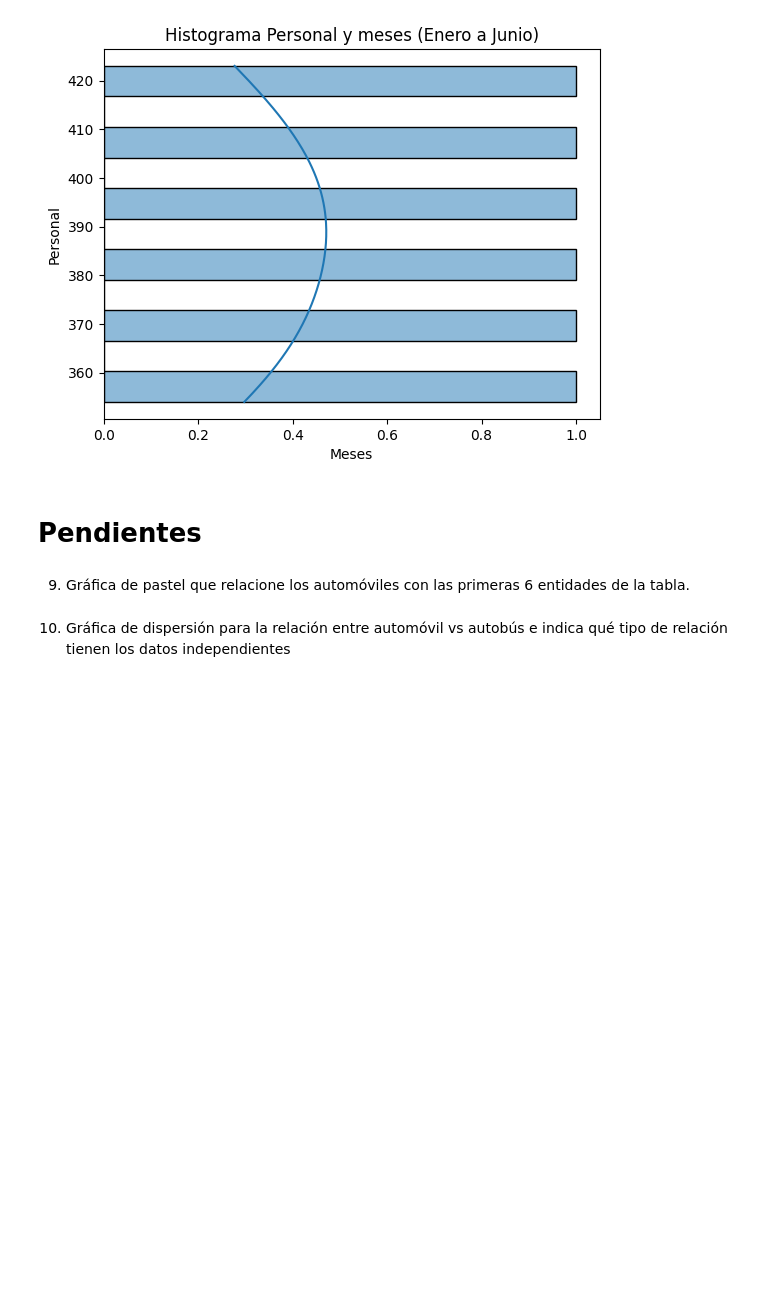
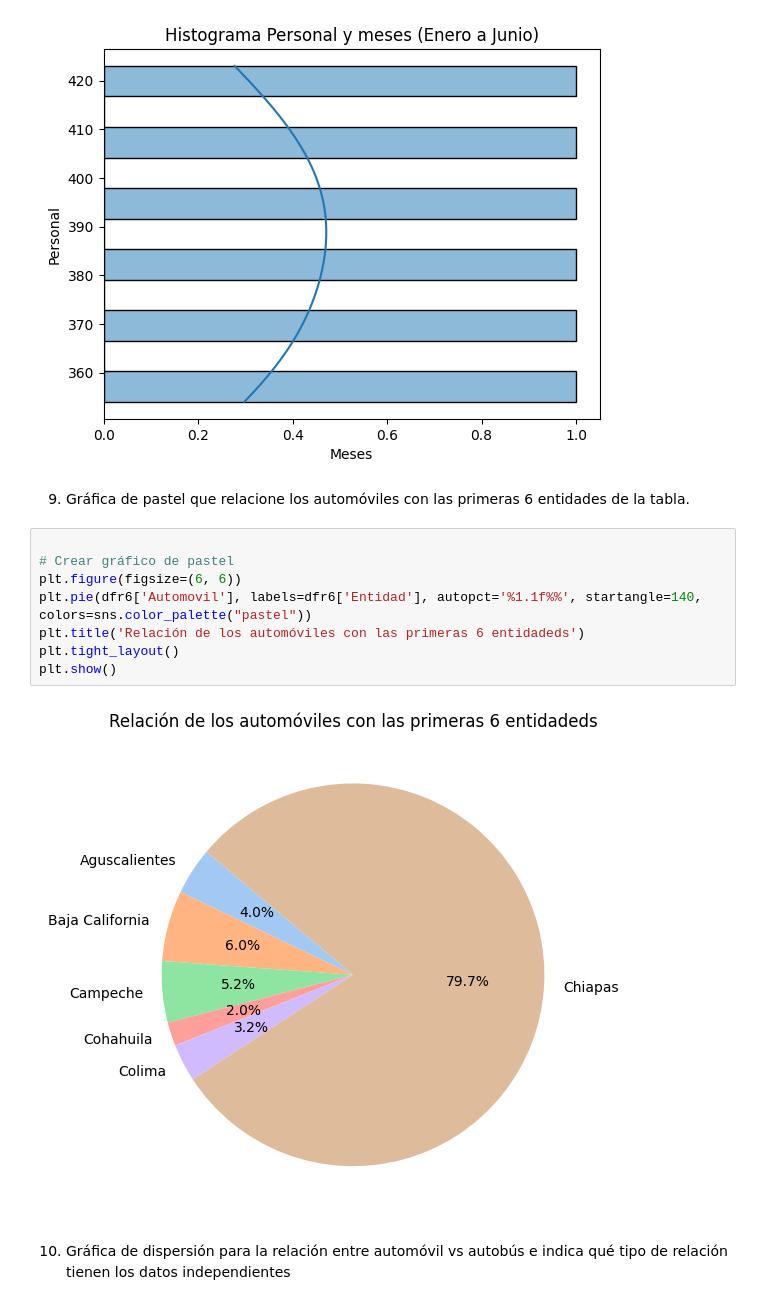
Before and after one commit to jcml002/12Reto, a Jupyter notebook: Reto12.ipynb, the cells around one changed output. Drawn from its saved outputs; the diff is of its cells as text; blank space fills up the shorter version.

```diff
--- a/Reto12.ipynb
+++ b/Reto12.ipynb
@@ -204,9 +204,17 @@ plt.ylabel('Personal')
 plt.show()
 # %% [output]
 [figure]
-# %% [markdown]
-# Pendientes
 # %% [markdown]
 9. Gráfica de pastel que relacione los automóviles con las primeras 6 entidades de la tabla.
+# %%
+
+# Crear gráfico de pastel
+plt.figure(figsize=(6, 6))
+plt.pie(dfr6['Automovil'], labels=dfr6['Entidad'], autopct='%1.1f%%', startangle=140, colors=sns.color_palette("pastel"))
+plt.title('Relación de los automóviles con las primeras 6 entidadeds')
+plt.tight_layout()
+plt.show()
+# %% [output]
+[figure, added]
 # %% [markdown]
 10. Gráfica de dispersión para la relación entre automóvil vs autobús e indica qué tipo de relación tienen los datos independientes
```
Also changed, not shown: parts of 6 cells of this notebook.
